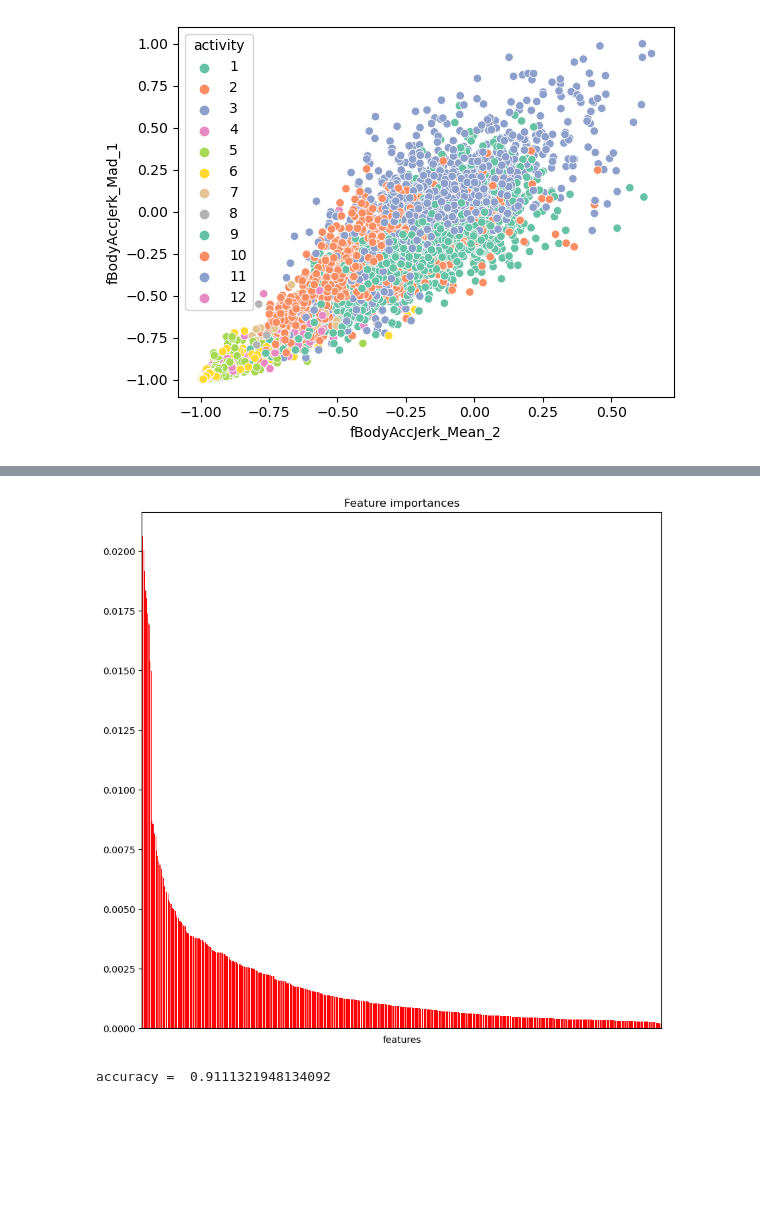
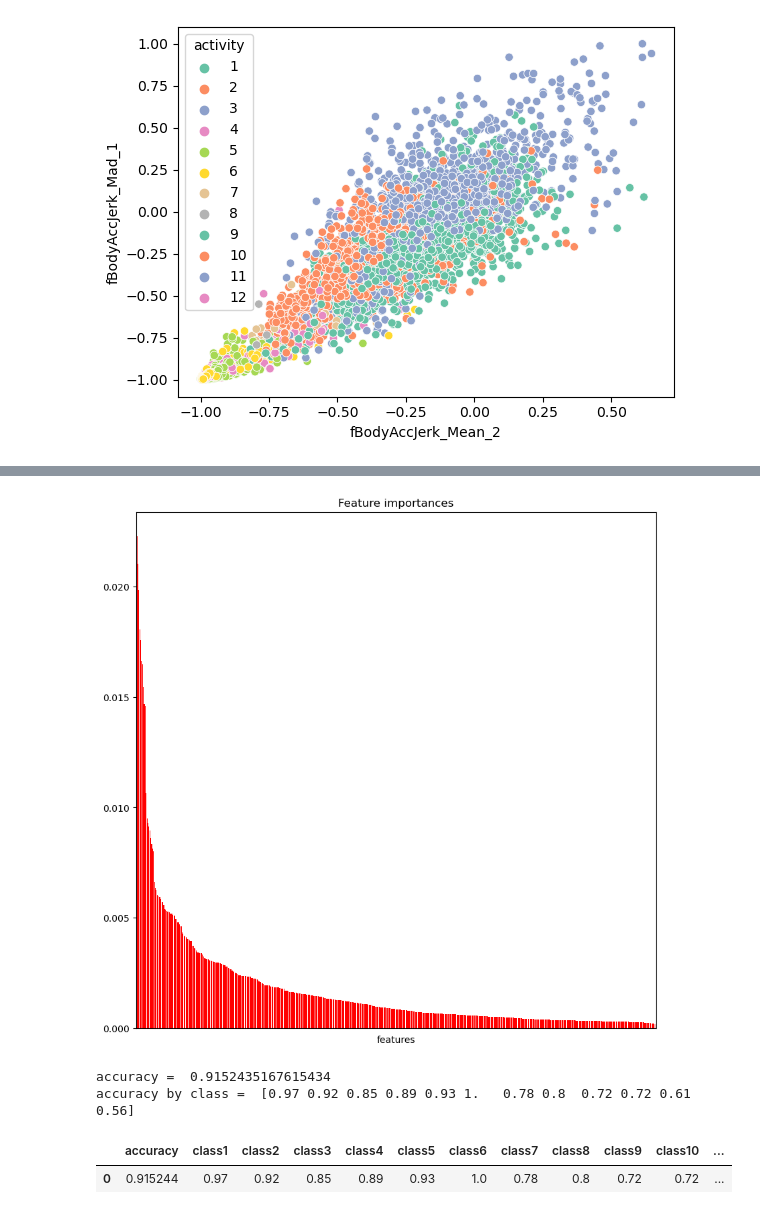
Before and after one commit to Kiwisuki/ktu-studies, a Jupyter notebook: Machine learning methods/LD4/LD4.ipynb, the cells around one changed output, grey strips where cells are left out. Drawn from its saved outputs; the diff is of its cells as text; code cells hidden in the pictures; blank space fills up the shorter version.

```diff
--- a/Machine learning methods/LD4/LD4.ipynb
+++ b/Machine learning methods/LD4/LD4.ipynb
@@ -71,6 +73,7 @@ plt.show()
 # Apply random forest
 from sklearn.ensemble import RandomForestClassifier
 from sklearn.metrics import accuracy_score
+from sklearn.metrics import confusion_matrix
 
 X_train = trn.drop(['activity'], axis=1)
 y_train = trn['activity']
@@ -78,12 +81,24 @@ y_train = trn['activity']
 X_test = tst.drop(['activity'], axis=1)
 y_test = tst['activity']
 rf_res = []
+rf_by_class = []
 max_features_ = [2, 5, 7, 10, 25, 50, 100, 300]
+
 for i in max_features_:
     rf = RandomForestClassifier(n_jobs=-1, max_features=i, n_estimators=100)
     rf.fit(X_train, y_train)
     y_pred = rf.predict(X_test)
     rf_res.append(accuracy_score(y_test, y_pred))
-    print('max_features = ', i, 'accuracy = ', accuracy_score(y_test, y_pred))
+    matrix = confusion_matrix(y_test, y_pred)
+    by_class = matrix.diagonal()/matrix.sum(axis=1)
+    # round to 2 decimals
+    by_class = np.round(by_class, 2)
+    rf_by_class.append(by_class)
+    #get accuracy by each class
+
 results ={'max_features': max_features_, 'accuracy': rf_res}
+for i in range(1, len(rf_by_class[0])+1):
+    results[f'class{i}'] = [x[i-1] for x in rf_by_class]
+results = pd.DataFrame(results)
+results
 # %% [output]
@@ -98,13 +114,23 @@ max_features =  300 accuracy =  0.898798228969007
 # %%
 max_features = 10
-n_estimators_ = [50, 100, 200, 300, 400]
+n_estimators_ = [50, 100, 200, 300, 400, 500, 1000, 2000, 5000, 10000]
 
 rf_res = []
+rf_by_class = []
+
 for i in n_estimators_:
     rf = RandomForestClassifier(n_jobs=-1, max_features=max_features, n_estimators=i)
     rf.fit(X_train, y_train)
     y_pred = rf.predict(X_test)
     rf_res.append(accuracy_score(y_test, y_pred))
-    print('n_estimators = ', i, 'accuracy = ', accuracy_score(y_test, y_pred))
+    matrix = confusion_matrix(y_test, y_pred)
+    by_class = matrix.diagonal()/matrix.sum(axis=1)
+    # round to 2 decimals
+    by_class = np.round(by_class, 2)
+    rf_by_class.append(by_class)
 results1 = {'n_estimators': n_estimators_, 'accuracy': rf_res}
+for i in range(1, len(rf_by_class[0])+1):
+    results1[f'class{i}'] = [x[i-1] for x in rf_by_class]
+results1 = pd.DataFrame(results1)
+results1
 # %% [output]
@@ -116,24 +148,24 @@ n_estimators =  400 accuracy =  0.9218848829854522
 # %%
 max_features = 10
-n_estimators = 300
+n_estimators = 200
 
 rf = RandomForestClassifier(n_jobs=-1, max_features=max_features, n_estimators=n_estimators)
 rf.fit(X_train, y_train)
 
 # Plot feature importance
 importances = rf.feature_importances_
 indices = np.argsort(importances)[::-1]
 plt.figure(figsize=(10, 10))
 plt.title("Feature importances")
 plt.bar(range(X_train.shape[1]), importances[indices],
          color="r", align="center")
 plt.xticks(range(X_train.shape[1]), indices)
 plt.xlim([-1, X_train.shape[1]])
 plt.xticks([])
 plt.xlabel('features')
 plt.show()
 # %% [output]
-[figure, old version]
+[figure, new version]
 # %%
 # Get the most important features
 X_train1 = X_train[X_train.columns[indices][:250]]
@@ -144,8 +176,23 @@ rf = RandomForestClassifier(n_jobs=-1, max_features=max_features, n_estimators=n
 rf.fit(X_train1, y_train)
 y_pred = rf.predict(X_test1)
 print('accuracy = ', accuracy_score(y_test, y_pred))
+matrix = confusion_matrix(y_test, y_pred)
+by_class = matrix.diagonal()/matrix.sum(axis=1)
+# round to 2 decimals
+by_class = np.round(by_class, 2)
+print('accuracy by class = ', by_class)
+
+results = {}
+results['accuracy'] = accuracy_score(y_test, y_pred)
+for i in range(1, len(by_class)+1):
+    results[f'class{i}'] = by_class[i-1]
+results = pd.DataFrame(results, index=[0])
+results
 # %% [output]
-accuracy =  0.9111321948134092
+accuracy =  0.9152435167615434
+accuracy by class =  [0.97 0.92 0.85 0.89 0.93 1.   0.78 0.8  0.72 0.72 0.61 0.56]
+|  | accuracy | class1 | class2 | class3 | class4 | class5 | class6 | class7 | class8 | class9 | class10 | ... |
+| 0 | 0.915244 | 0.97 | 0.92 | 0.85 | 0.89 | 0.93 | 1.0 | 0.78 | 0.8 | 0.72 | 0.72 | ... |
 # %%
 # remap the target variable
 old_vals = [1, 2, 3, 4, 5, 6, 7, 8, 9, 10, 11, 12]
```
Also changed, not shown: parts of 16 cells of this notebook, 35 other files.
